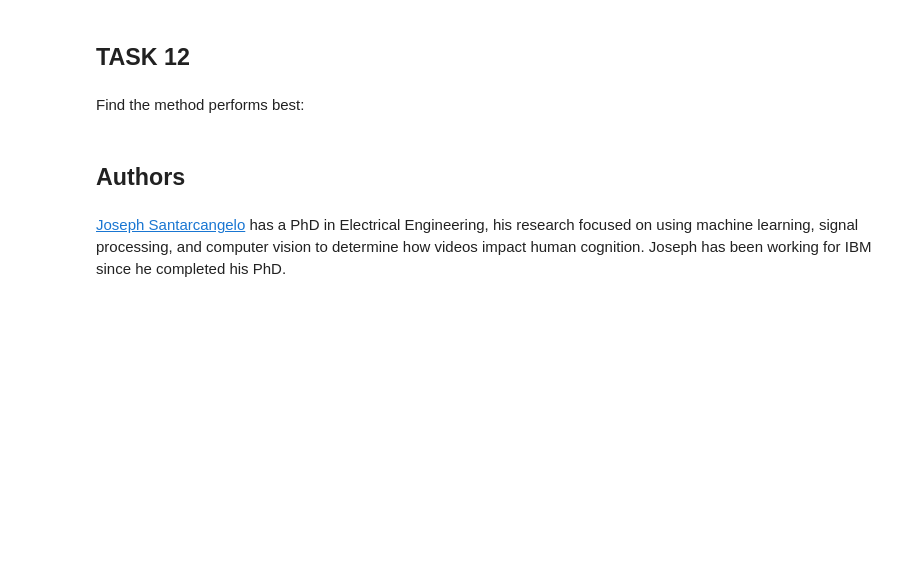
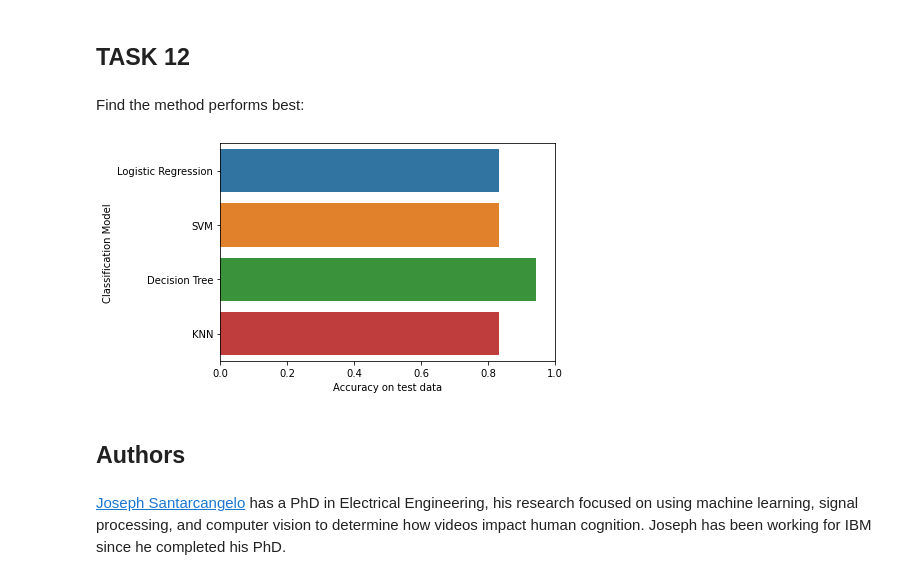
Before and after one commit to xelivy/CapstoneProject, a Jupyter notebook: Machine Learning Prediction lab.ipynb, the cells around one changed output. Cells and saved outputs as stored; diff of their text form; code cells hidden in the pictures; blank space fills up the shorter version.

```diff
--- a/Machine Learning Prediction lab.ipynb
+++ b/Machine Learning Prediction lab.ipynb
@@ -206,8 +206,8 @@ accuracy : 0.8464285714285713
 # %% [markdown]
 Calculate the accuracy on the test data using the method <code>score</code>:
 # %%
-yhat = logreg_cv.predict(X_test)
-logreg_cv.score(X_test, Y_test)
+logreg_score = logreg_cv.score(X_test, Y_test)
+logreg_score
 # %% [output]
 0.8333333333333334
 # %% [markdown]
@@ -249,8 +249,8 @@ accuracy : 0.8482142857142856
 # %% [markdown]
 Calculate the accuracy on the test data using the method <code>score</code>:
 # %%
-yhat = svm_cv.predict(X_test)
-svm_cv.score(X_test, Y_test)
+svm_score = svm_cv.score(X_test, Y_test)
+svm_score
 # %% [output]
 0.8333333333333334
 # %% [markdown]
@@ -295,6 +295,6 @@ accuracy : 0.875
 # %% [markdown]
 Calculate the accuracy of tree_cv on the test data using the method <code>score</code>:
 # %%
-yhat = tree_cv.predict(X_test)
-tree_cv.score(X_test, Y_test)
+tree_score = tree_cv.score(X_test, Y_test)
+tree_score
 # %% [output]
@@ -337,6 +337,6 @@ Calculate the accuracy of tree_cv on the test data using the method <code>score<
 # %%
-yhat = knn_cv.predict(X_test)
-knn_cv.score(X_test, Y_test)
+knn_score = knn_cv.score(X_test, Y_test)
+knn_score
 # %% [output]
 0.8333333333333334
 # %% [markdown]
@@ -350,6 +350,14 @@ plot_confusion_matrix(Y_test,yhat)
 ## TASK  12
 # %% [markdown]
 Find the method performs best:
+# %%
+sns.barplot(y=['Logistic Regression','SVM','Decision Tree', 'KNN'],x=[logreg_score,svm_score,tree_score,knn_score])
+plt.xlabel('Accuracy on test data')
+plt.ylabel('Classification Model')
+plt.xlim(0,1)
+plt.show()
+# %% [output]
+[figure, added]
 # %% [markdown]
 ## Authors
 # %% [markdown]
```
Also changed, not shown: parts of 4 cells of this notebook.
